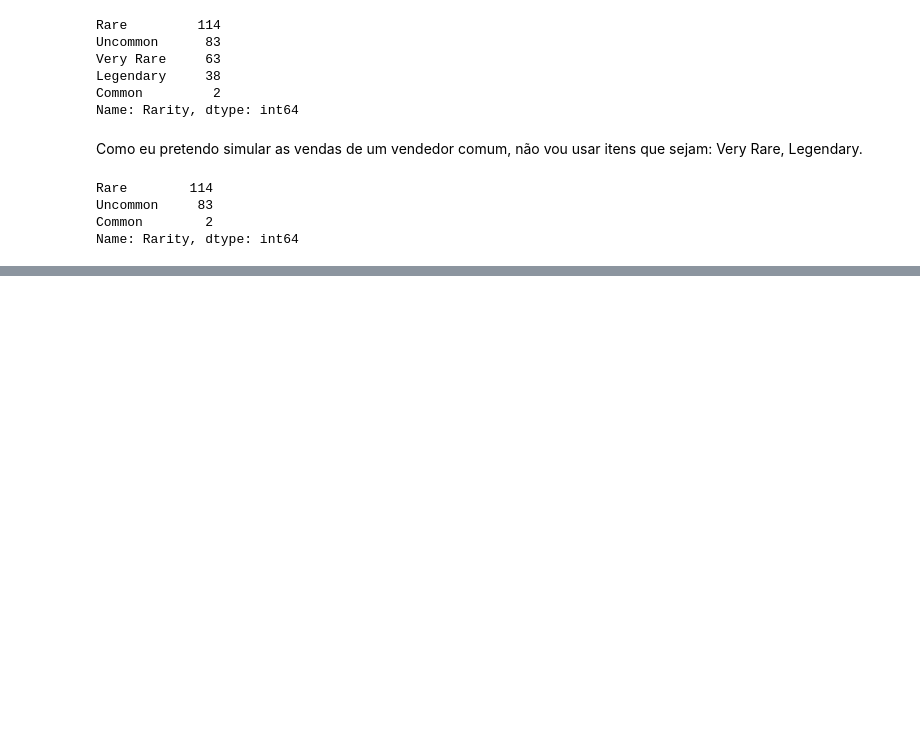
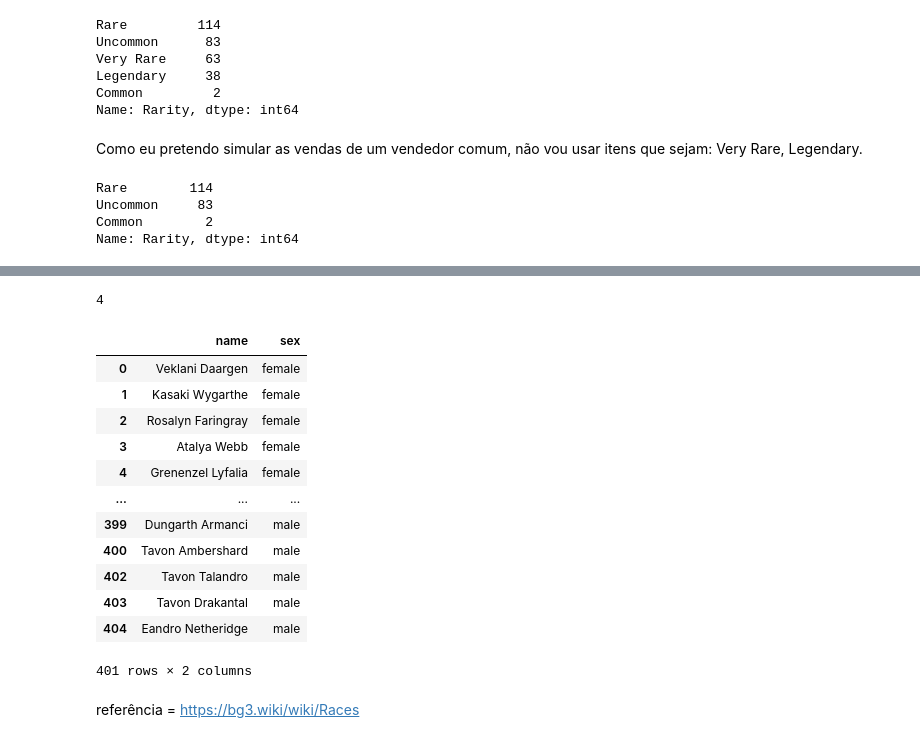
Before and after one commit to PatrickLeal/projeto_baldursgate_vendor_sales, a Jupyter notebook: database_creation.ipynb, the cells around one changed output, grey strips where cells are left out. Saved outputs shown, nothing was run; the diff lists cells and outputs as text; code cells hidden in the pictures; blank space fills up the shorter version.

```diff
--- a/database_creation.ipynb
+++ b/database_creation.ipynb
@@ -104,0 +225,25 @@ Name: Rarity, dtype: int64
+# %%
+# checando duplicatas
+names.duplicated().sum()
+# %% [output]
+4
+# %%
+names.drop_duplicates(inplace=True)
+# %%
+names
+# %% [output]
+|  | name | sex |
+| 0 | Veklani Daargen | female |
+| 1 | Kasaki Wygarthe | female |
+| 2 | Rosalyn Faringray | female |
+| 3 | Atalya Webb | female |
+| 4 | Grenenzel Lyfalia | female |
+| ... | ... | ... |
+| 399 | Dungarth Armanci | male |
+| 400 | Tavon Ambershard | male |
+| 402 | Tavon Talandro | male |
+| 403 | Tavon Drakantal | male |
+| 404 | Eandro Netheridge | male |
+401 rows × 2 columns
+# %% [markdown]
+referência = https://bg3.wiki/wiki/Races
```
Also changed, not shown: parts of 26 cells of this notebook, 2 other files.
